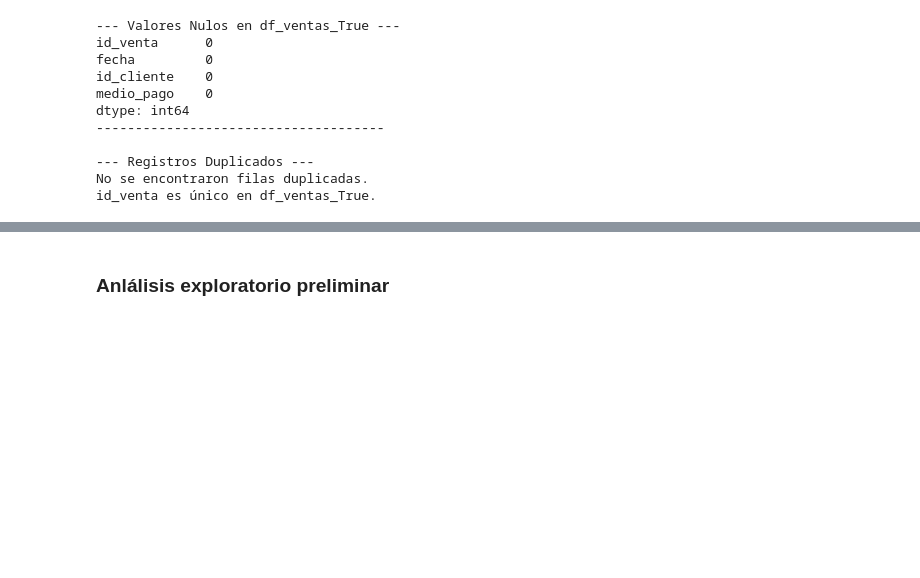
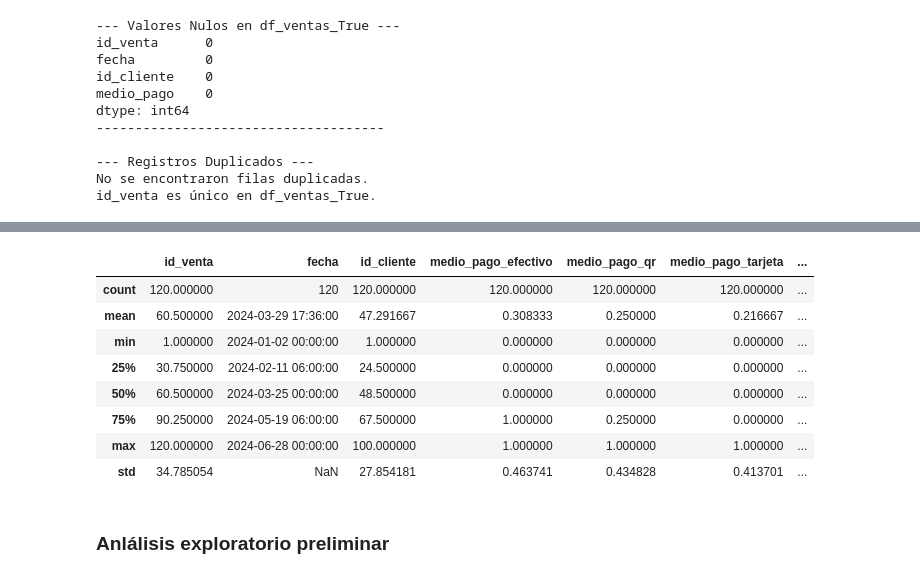
Before and after one commit to augustovillegas/ProyectoAurelionIBM, a Jupyter notebook: limp_y_trans_ventas.ipynb, the cells around one changed output, grey strips where cells are left out. Cells and saved outputs as stored; diff of their text form; code cells hidden in the pictures; blank space fills up the shorter version.

```diff
--- a/limp_y_trans_ventas.ipynb
+++ b/limp_y_trans_ventas.ipynb
@@ -342,3 +392,18 @@ id_venta es único en df_ventas_True.
+# %%
+# Eliminamos las columna 'medio_pago'
+df_ventas_True.drop('medio_pago', axis=1, inplace=True)
+# %%
+df_ventas_True.describe()
+# %% [output]
+|  | id_venta | fecha | id_cliente | medio_pago_efectivo | medio_pago_qr | medio_pago_tarjeta | ... |
+| count | 120.000000 | 120 | 120.000000 | 120.000000 | 120.000000 | 120.000000 | ... |
+| mean | 60.500000 | 2024-03-29 17:36:00 | 47.291667 | 0.308333 | 0.250000 | 0.216667 | ... |
+| min | 1.000000 | 2024-01-02 00:00:00 | 1.000000 | 0.000000 | 0.000000 | 0.000000 | ... |
+| 25% | 30.750000 | 2024-02-11 06:00:00 | 24.500000 | 0.000000 | 0.000000 | 0.000000 | ... |
+| 50% | 60.500000 | 2024-03-25 00:00:00 | 48.500000 | 0.000000 | 0.000000 | 0.000000 | ... |
+| 75% | 90.250000 | 2024-05-19 06:00:00 | 67.500000 | 1.000000 | 0.250000 | 0.000000 | ... |
+| max | 120.000000 | 2024-06-28 00:00:00 | 100.000000 | 1.000000 | 1.000000 | 1.000000 | ... |
+| std | 34.785054 | NaN | 27.854181 | 0.463741 | 0.434828 | 0.413701 | ... |
 # %% [markdown]
 ### **Anlálisis exploratorio preliminar**
 # %% [markdown]
```
Also changed, not shown: parts of 9 cells of this notebook.
